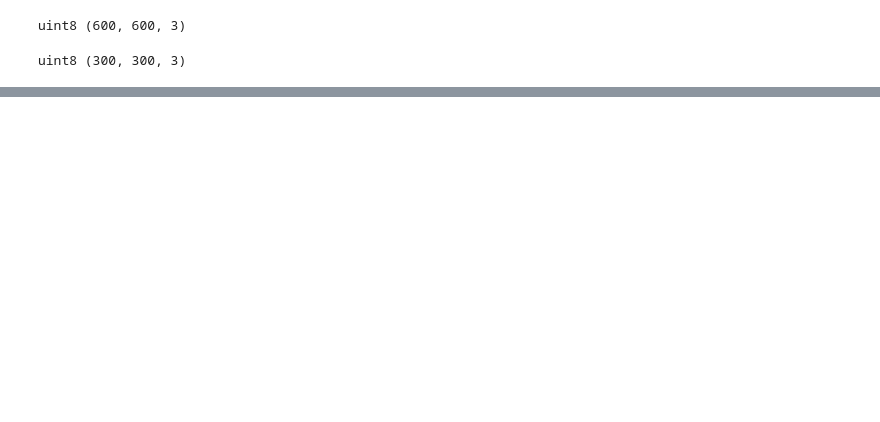
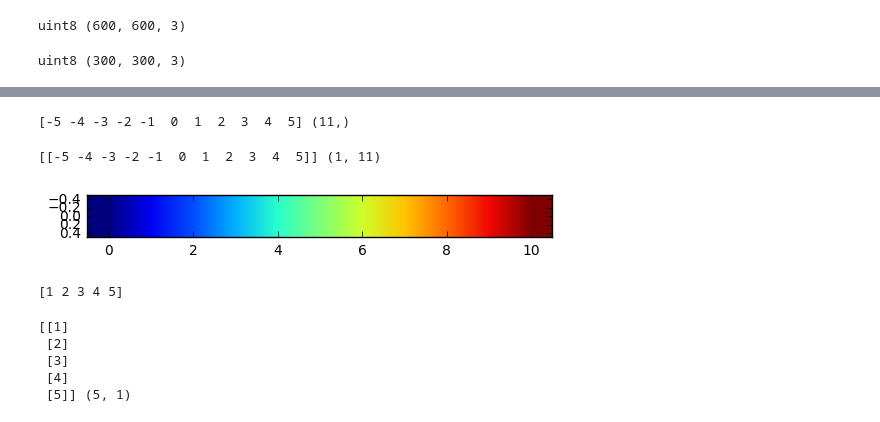
Before and after one commit to mastrudwick/intro-to-dsml, a Jupyter notebook: week1/code/image-operations.ipynb, the cells around one changed output, grey strips where cells are left out. Drawn from its saved outputs; the diff is of its cells as text; code cells hidden in the pictures; blank space fills up the shorter version.

```diff
--- a/week1/code/image-operations.ipynb
+++ b/week1/code/image-operations.ipynb
@@ -41,0 +42,29 @@ plt.show()
+# %%
+a = np.array([-5, -4, -3, -2, -1, 0, 1,2,3,4,5])
+print(a, a.shape)
+# %% [output]
+[-5 -4 -3 -2 -1  0  1  2  3  4  5] (11,)
+# %%
+b = np.expand_dims(a, axis=0)  # or axis=1
+print(b, b.shape)
+# %% [output]
+[[-5 -4 -3 -2 -1  0  1  2  3  4  5]] (1, 11)
+# %%
+plt.imshow(b)
+plt.show()
+# %% [output]
+[figure, added]
+# %%
+x1 = np.array([1, 2, 3, 4, 5])
+print(x1)
+# %% [output]
+[1 2 3 4 5]
+# %%
+x1_new = x1[:, np.newaxis]
+print(x1_new, x1_new.shape)
+# %% [output]
+[[1]
+ [2]
+ [3]
+ [4]
+ [5]] (5, 1)
```
Also changed, not shown: parts of 4 cells of this notebook, 7 other files.
